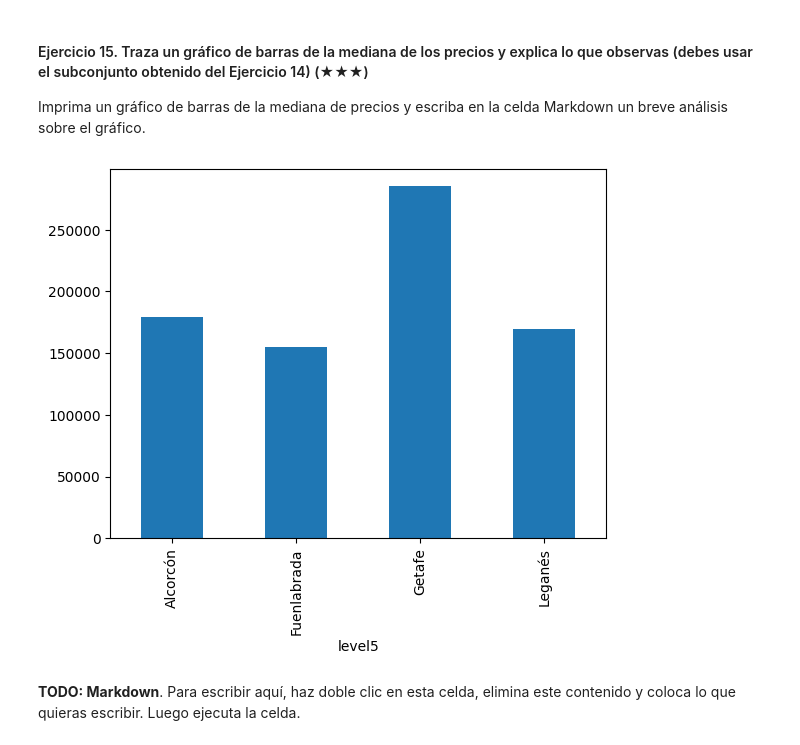
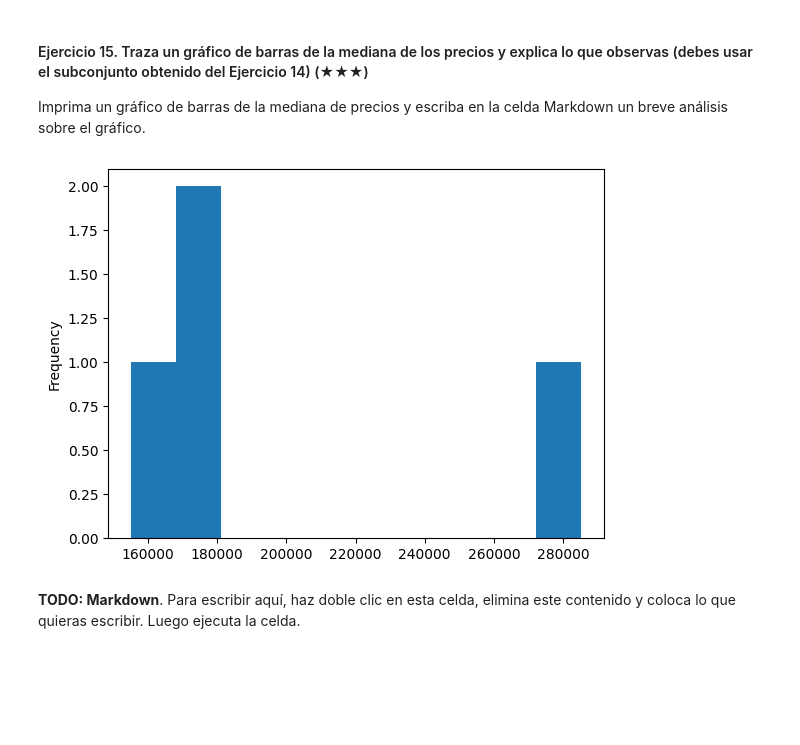
Before and after one commit to IrVallejo/realestate-datacleanup-exercise, a Jupyter notebook: project.es.ipynb, the cells around one changed output. Cells and saved outputs as stored; diff of their text form; code cells hidden in the pictures; blank space fills up the shorter version.

```diff
--- a/project.es.ipynb
+++ b/project.es.ipynb
@@ -315,13 +313,13 @@ Imprima un gráfico de barras de la mediana de precios y escriba en la celda Mar
 # %%
 # TODO: Code
 #ds.columns
 #df = ds[["price", "surface", "rooms", "bathrooms", "level5", "latitude", "longitude"]]
 mediana_precios = subconjunto.groupby("level5")["price"].median()
 
-mediana_precios.plot(kind=" ")
+mediana_precios.plot(kind="hist")
 plt.show()
 # %% [output]
-[figure, old version]
+[figure, new version]
 # %% [markdown]
 **TODO: Markdown**. Para escribir aquí, haz doble clic en esta celda, elimina este contenido y coloca lo que quieras escribir. Luego ejecuta la celda.
 # %% [markdown]
```
Also changed, not shown: parts of 6 cells of this notebook.
